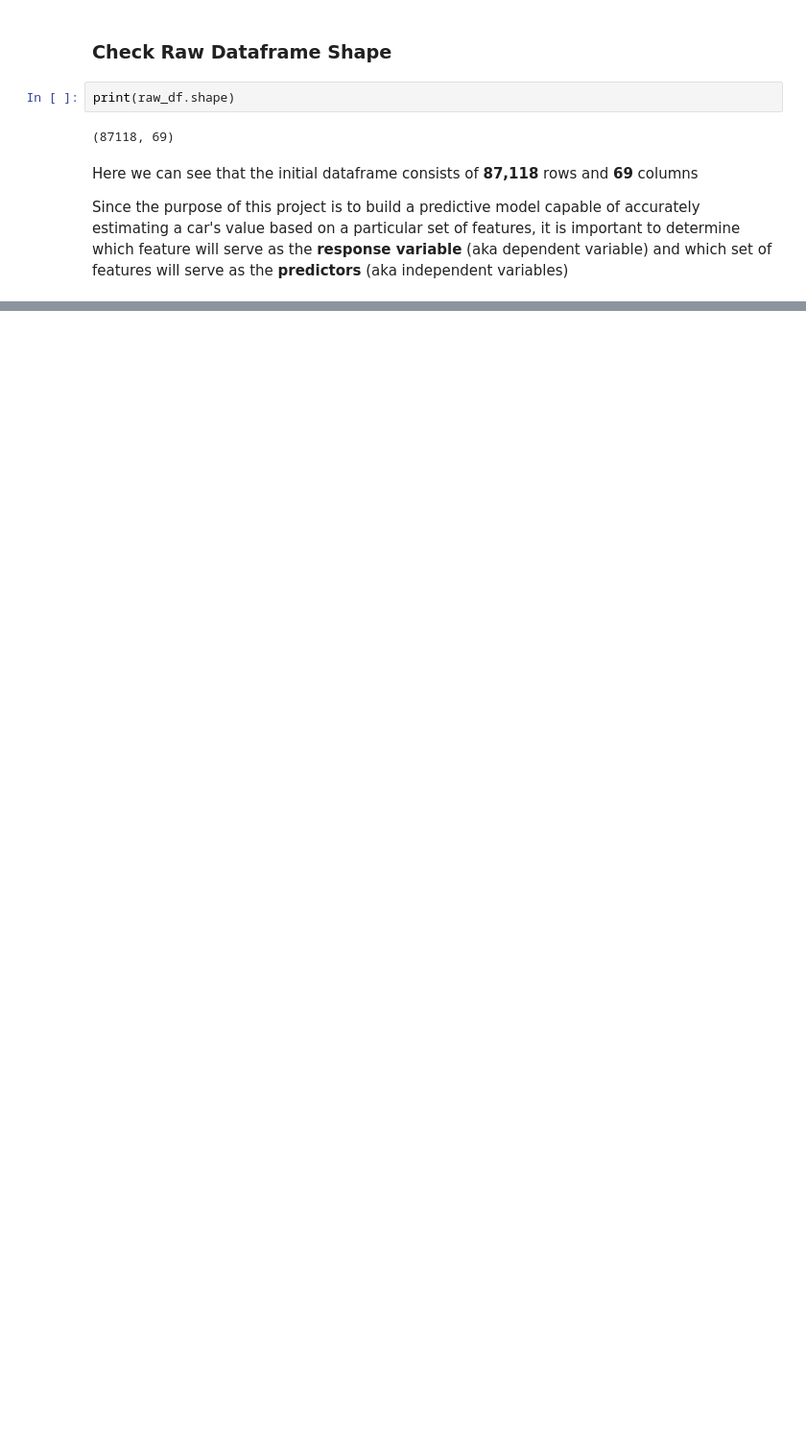
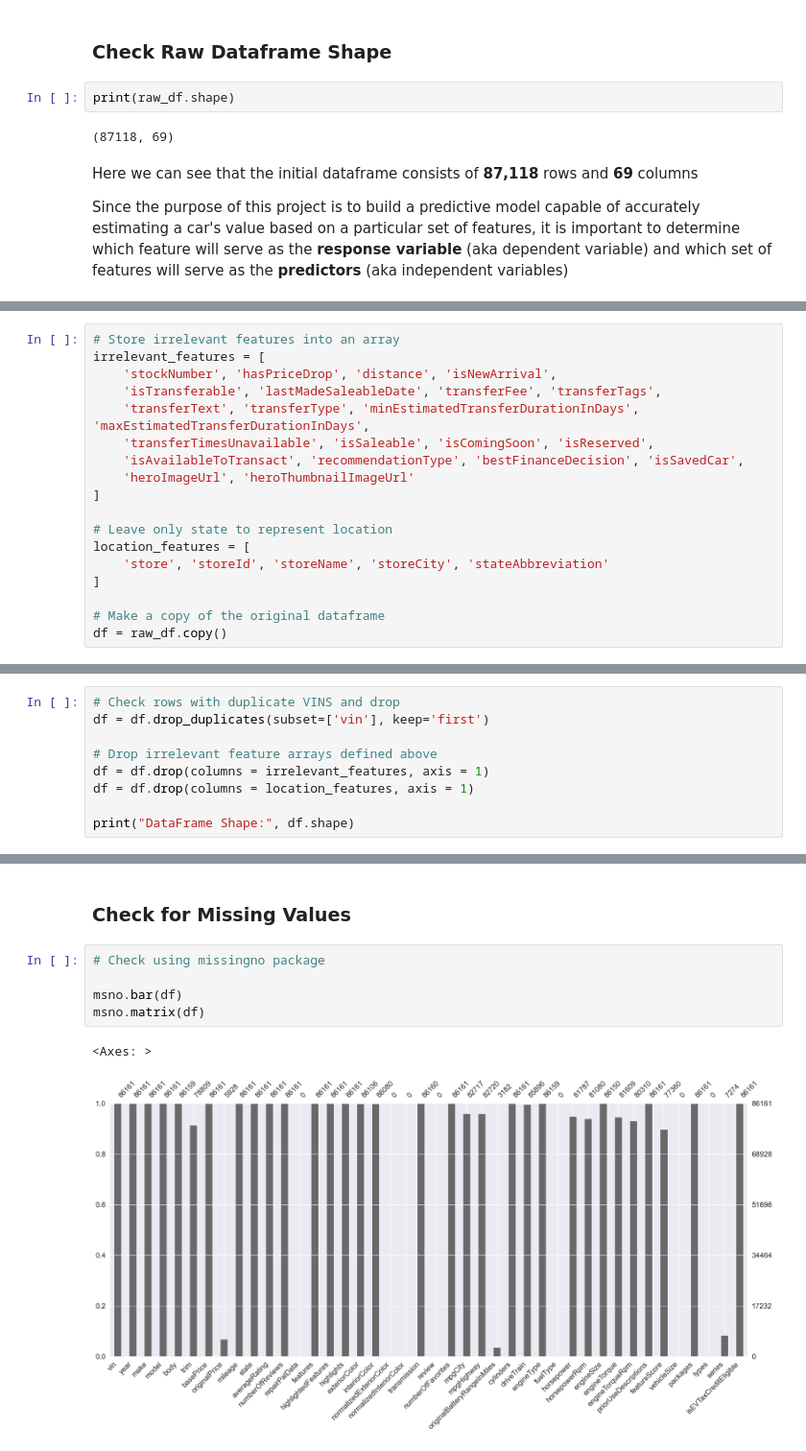
Before and after one commit to demyasa/Predictive-Analysis-of-Car-Trade-In-Values, a Jupyter notebook: EDA_2.ipynb, the cells around one changed output, grey strips where cells are left out. Shown at 96% size. Cells and saved outputs as stored; diff of their text form; blank space fills up the shorter version.

Commit message:
Restructure missing value exploration of EDA process

```diff
--- a/EDA_2.ipynb
+++ b/EDA_2.ipynb
@@ -101,0 +99,18 @@ Based on the features listed in the raw dataframe above, it is plausible that th
+# %%
+# Store irrelevant features into an array
+irrelevant_features = [
+    'stockNumber', 'hasPriceDrop', 'distance', 'isNewArrival',
+    'isTransferable', 'lastMadeSaleableDate', 'transferFee', 'transferTags',
+    'transferText', 'transferType', 'minEstimatedTransferDurationInDays', 'maxEstimatedTransferDurationInDays',
+    'transferTimesUnavailable', 'isSaleable', 'isComingSoon', 'isReserved',
+    'isAvailableToTransact', 'recommendationType', 'bestFinanceDecision', 'isSavedCar',
+    'heroImageUrl', 'heroThumbnailImageUrl'
+]
+
+# Leave only state to represent location
+location_features = [
+    'store', 'storeId', 'storeName', 'storeCity', 'stateAbbreviation'
+]
+
+# Make a copy of the original dataframe
+df = raw_df.copy()
@@ -101,0 +119,9 @@ Based on the features listed in the raw dataframe above, it is plausible that th
+# %%
+# Check rows with duplicate VINS and drop
+df = df.drop_duplicates(subset=['vin'], keep='first')
+
+# Drop irrelevant feature arrays defined above
+df = df.drop(columns = irrelevant_features, axis = 1)
+df = df.drop(columns = location_features, axis = 1)
+
+print("DataFrame Shape:", df.shape)
@@ -101,0 +134,10 @@ Based on the features listed in the raw dataframe above, it is plausible that th
+# %% [markdown]
+### Check for Missing Values
+# %%
+# Check using missingno package
+
+msno.bar(df)
+msno.matrix(df)
+# %% [output]
+<Axes: >
+[figure, added]
```
Also changed, not shown: parts of 11 cells of this notebook.
